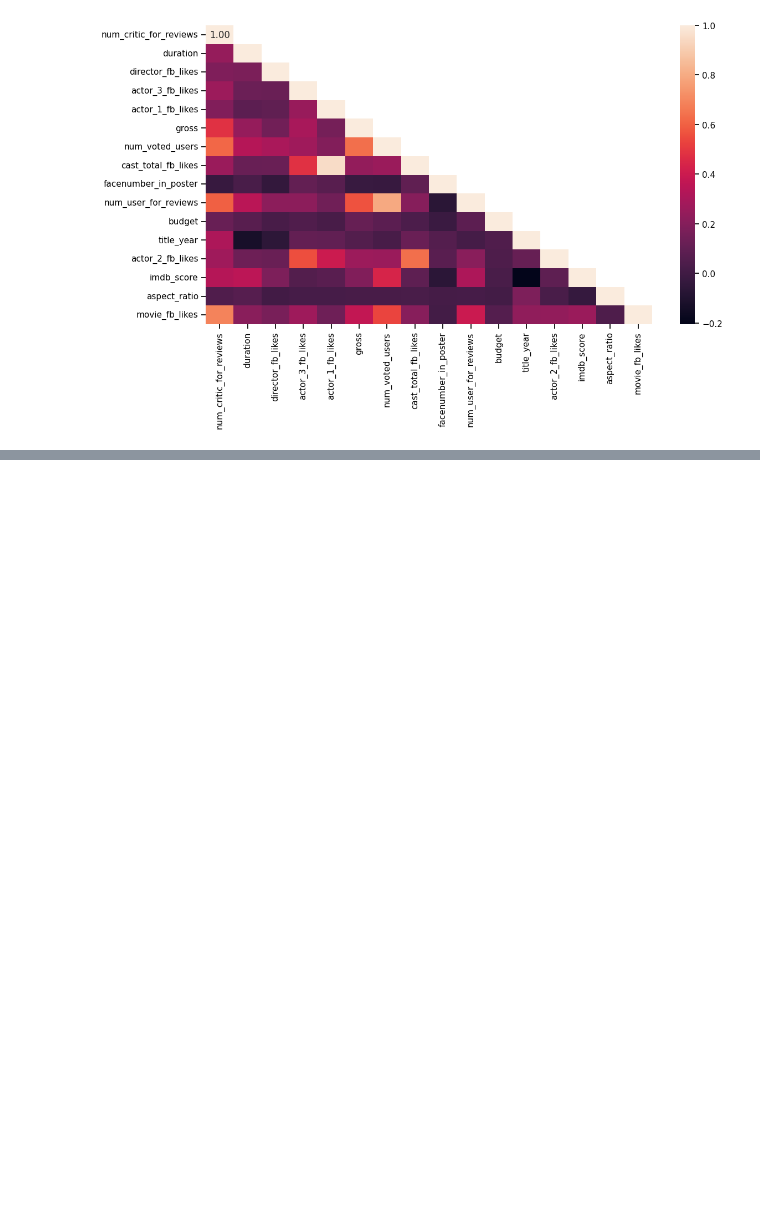
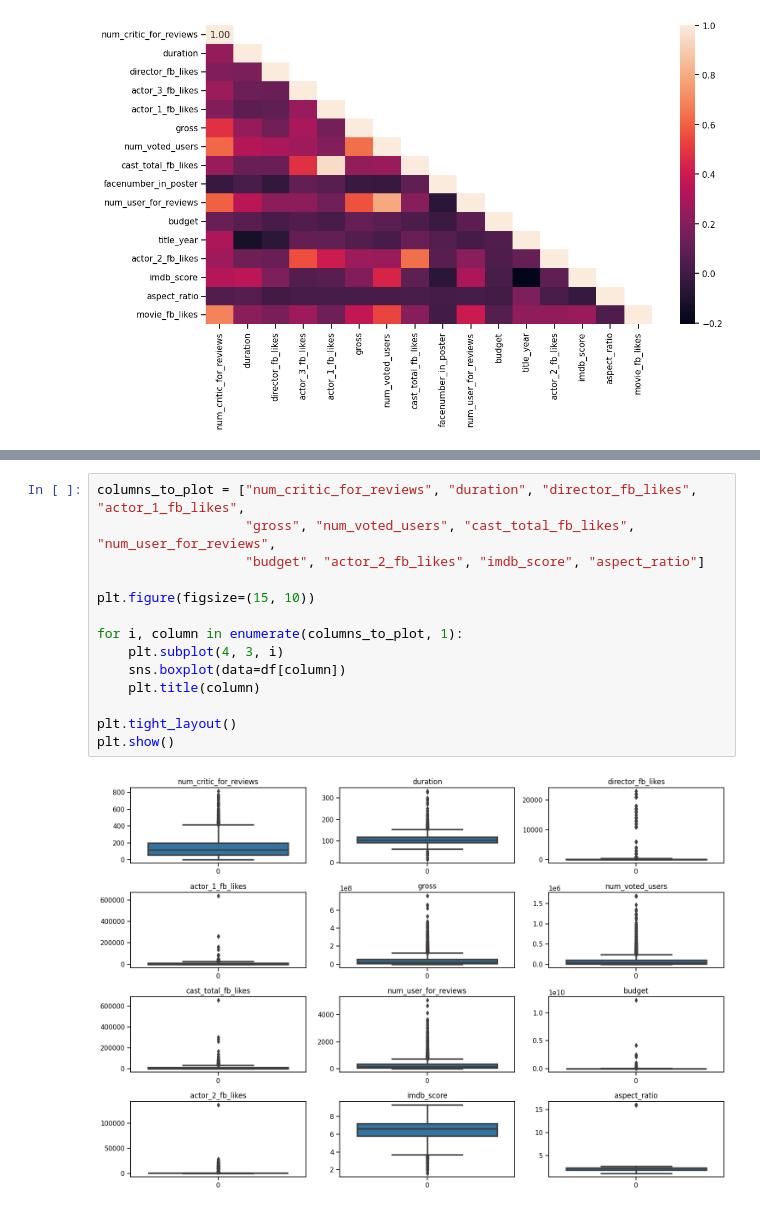
Before and after one commit to Yas2410/movies_predictions_brief, a Jupyter notebook: Projet P5 - Exploration.ipynb, the cells around one changed output, grey strips where cells are left out. Saved outputs shown, nothing was run; the diff lists cells and outputs as text; blank space fills up the shorter version.

```diff
--- a/Projet P5 - Exploration.ipynb
+++ b/Projet P5 - Exploration.ipynb
@@ -411,0 +414,16 @@ plt.show()
+# %%
+columns_to_plot = ["num_critic_for_reviews", "duration", "director_fb_likes", "actor_1_fb_likes",
+                   "gross", "num_voted_users", "cast_total_fb_likes", "num_user_for_reviews",
+                   "budget", "actor_2_fb_likes", "imdb_score", "aspect_ratio"]
+
+plt.figure(figsize=(15, 10))
+
+for i, column in enumerate(columns_to_plot, 1):
+    plt.subplot(4, 3, i)
+    sns.boxplot(data=df[column])
+    plt.title(column)
+
+plt.tight_layout()
+plt.show()
+# %% [output]
+[figure, added]
```
Also changed, not shown: parts of 2 cells of this notebook.
